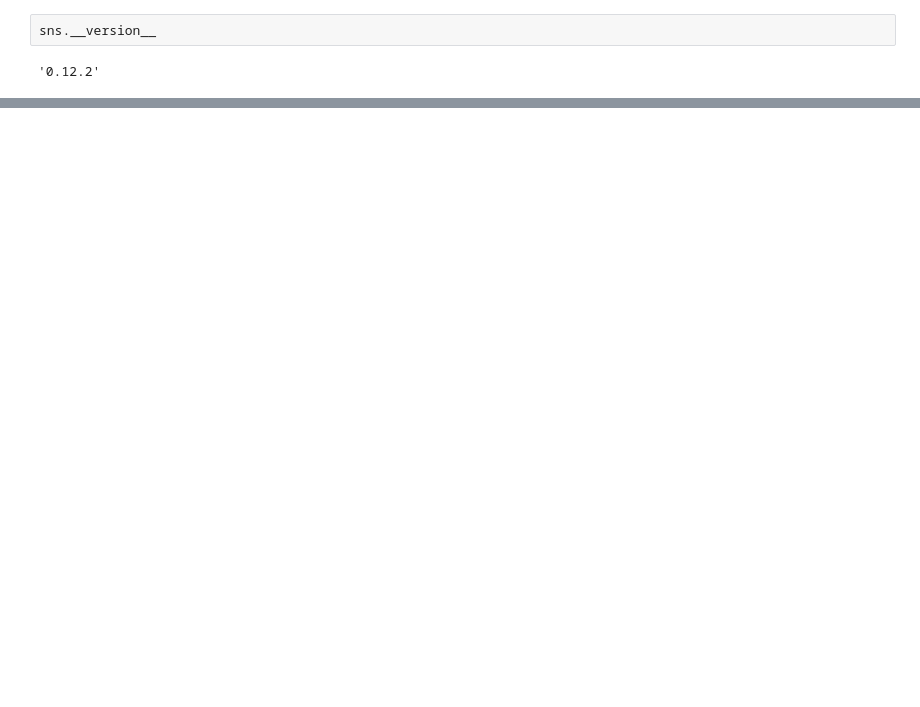
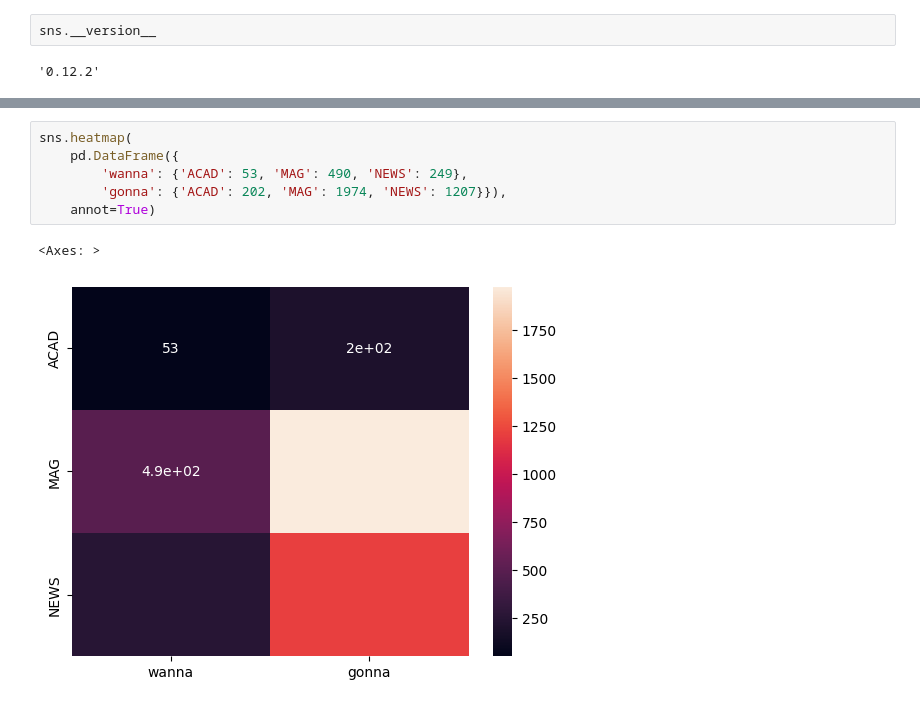
Before and after one commit to luiscberrocal/hacktoberfest-2023, a Jupyter notebook: kaggle/California House Prices.ipynb, the cells around one changed output, grey strips where cells are left out. Cells and saved outputs as stored; diff of their text form; blank space fills up the shorter version.

```diff
--- a/kaggle/California House Prices.ipynb
+++ b/kaggle/California House Prices.ipynb
@@ -95,0 +145,9 @@ sns.__version__
+# %%
+sns.heatmap(
+    pd.DataFrame({
+        'wanna': {'ACAD': 53, 'MAG': 490, 'NEWS': 249},
+        'gonna': {'ACAD': 202, 'MAG': 1974, 'NEWS': 1207}}),
+    annot=True)
+# %% [output]
+<Axes: >
+[figure, added]
```
Also changed, not shown: parts of 6 cells of this notebook, 1 other file.
